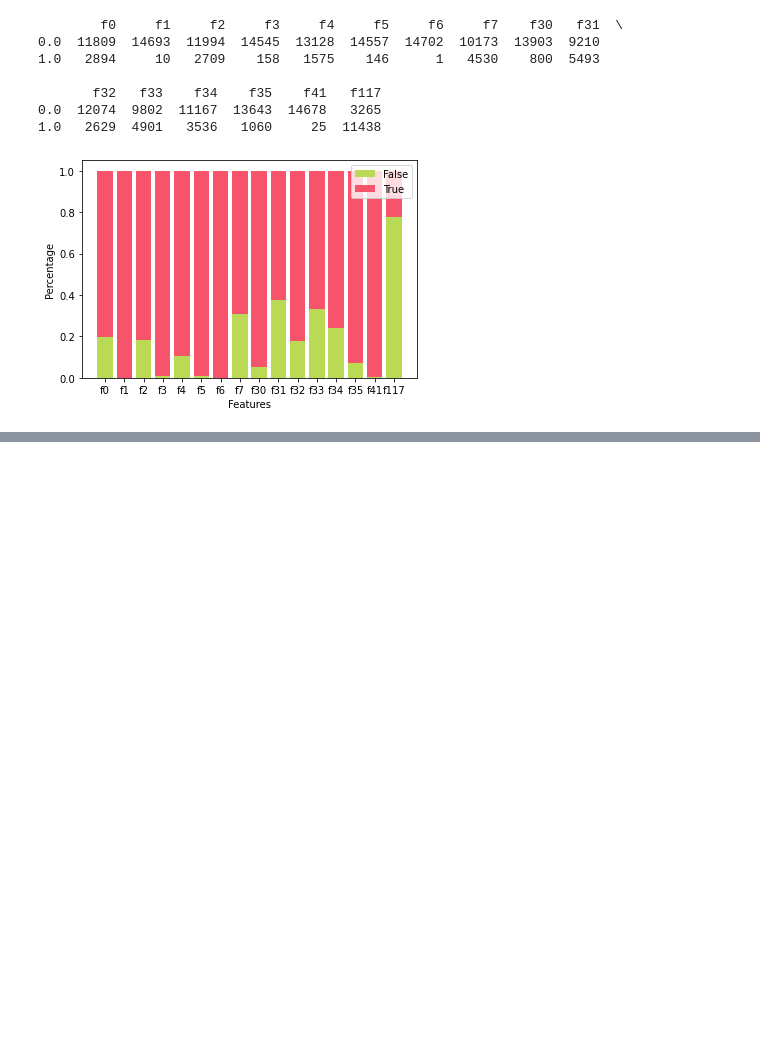
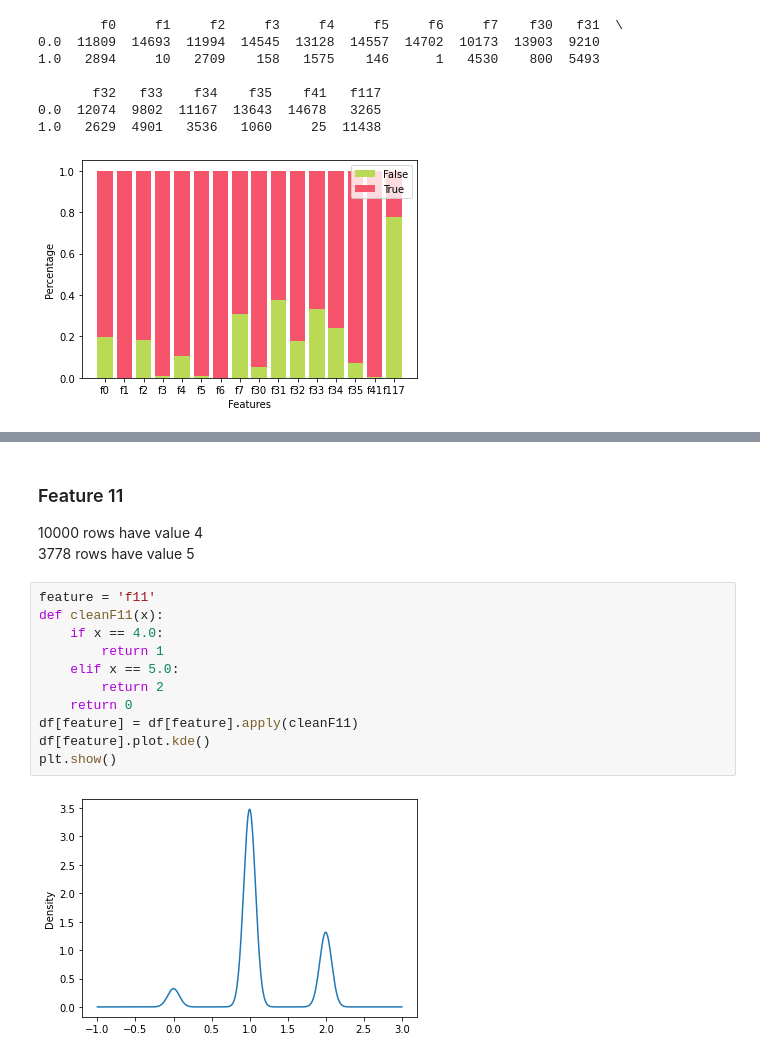
Before and after one commit to roussieau/masterthesis, a Jupyter notebook: src/machine_learning/Features.ipynb, the cells around one changed output, grey strips where cells are left out. Saved outputs shown, nothing was run; the diff lists cells and outputs as text; blank space fills up the shorter version.

```diff
--- a/src/machine_learning/Features.ipynb
+++ b/src/machine_learning/Features.ipynb
@@ -62,0 +171,17 @@ Name: f112, dtype: int64
+# %% [markdown]
+### Feature 11
+10000 rows have value 4 <br>
+3778 rows have value 5
+# %%
+feature = 'f11'
+def cleanF11(x):
+    if x == 4.0:
+        return 1
+    elif x == 5.0:
+        return 2
+    return 0
+df[feature] = df[feature].apply(cleanF11)
+df[feature].plot.kde()
+plt.show()
+# %% [output]
+[figure, added]
```
Also changed, not shown: parts of 13 cells of this notebook.
